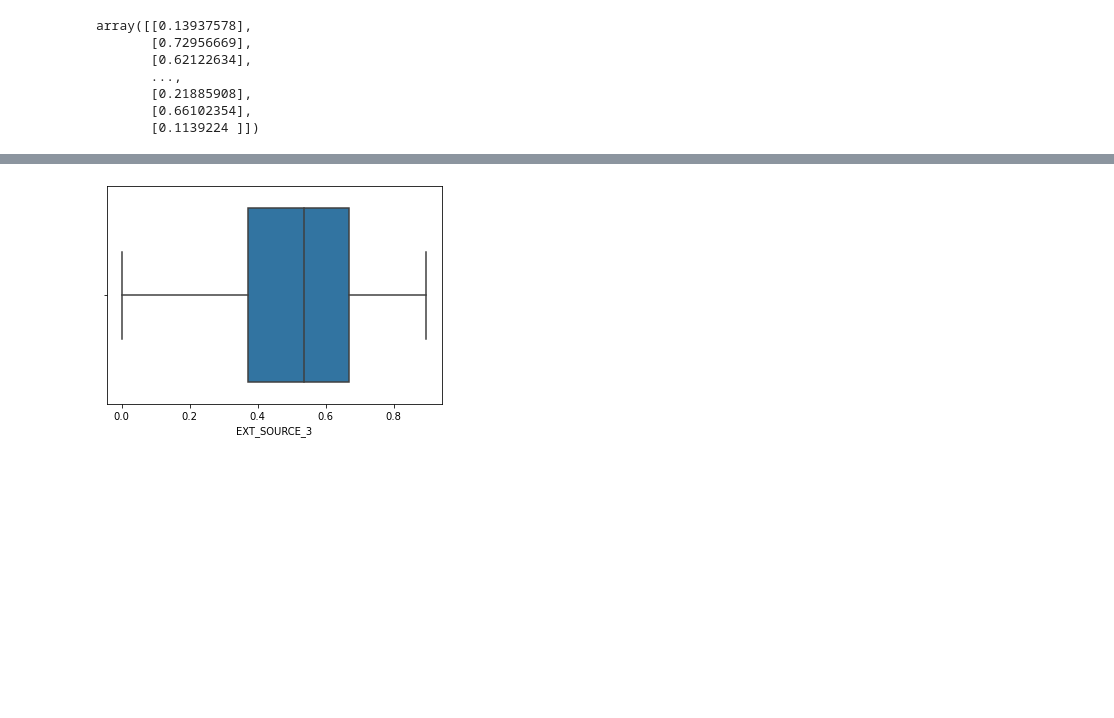
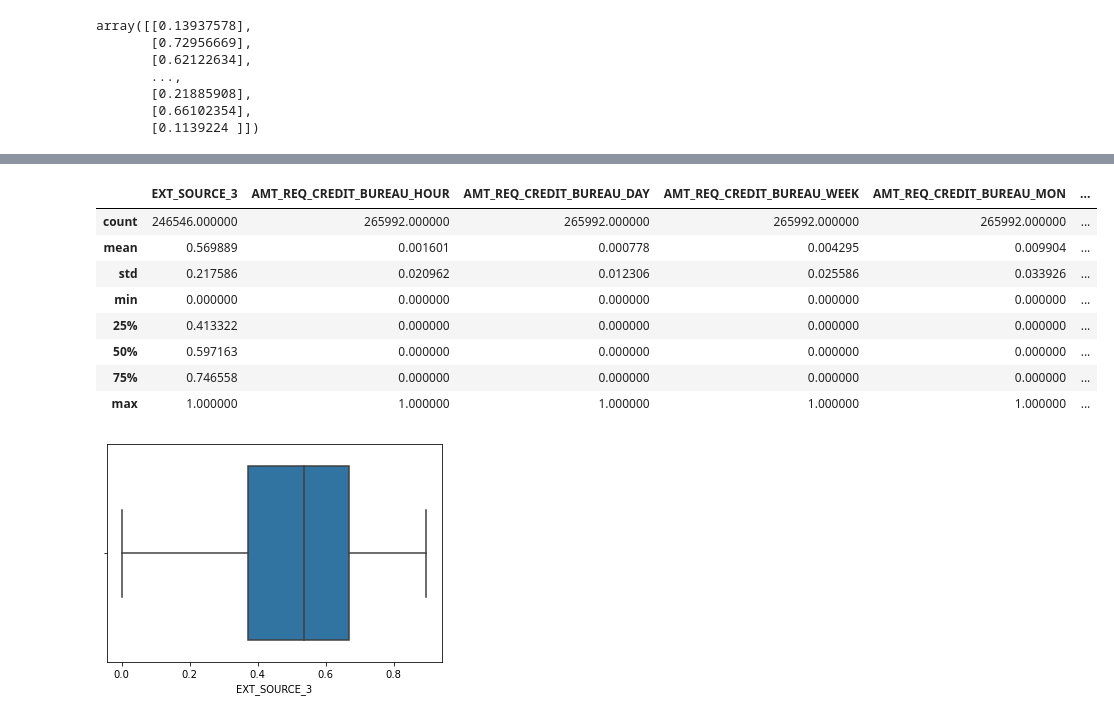
Before and after one commit to kardaoui/Projet-7_v2, a Jupyter notebook: NOTEBOOK/cleaning_0.ipynb, the cells around one changed output, grey strips where cells are left out. Saved outputs shown, nothing was run; the diff lists cells and outputs as text; code cells hidden in the pictures; blank space fills up the shorter version.

```diff
--- a/NOTEBOOK/cleaning_0.ipynb
+++ b/NOTEBOOK/cleaning_0.ipynb
@@ -283,5 +334,6 @@ array([[0.13937578],
 # %%
 std_df = pd.DataFrame(StandardScaler().fit_transform(X_data[num_col]), columns=num_col)
+norm_df = X_data[num_col].apply(norm_to_zero_one)
 # %%
 std_df.describe()
 # %% [output]
@@ -298,3 +349,15 @@ std_df.describe()
+# %%
+norm_df.describe()
+# %% [output]
+|  | EXT_SOURCE_3 | AMT_REQ_CREDIT_BUREAU_HOUR | AMT_REQ_CREDIT_BUREAU_DAY | AMT_REQ_CREDIT_BUREAU_WEEK | AMT_REQ_CREDIT_BUREAU_MON | ... |
+| count | 246546.000000 | 265992.000000 | 265992.000000 | 265992.000000 | 265992.000000 | ... |
+| mean | 0.569889 | 0.001601 | 0.000778 | 0.004295 | 0.009904 | ... |
+| std | 0.217586 | 0.020962 | 0.012306 | 0.025586 | 0.033926 | ... |
+| min | 0.000000 | 0.000000 | 0.000000 | 0.000000 | 0.000000 | ... |
+| 25% | 0.413322 | 0.000000 | 0.000000 | 0.000000 | 0.000000 | ... |
+| 50% | 0.597163 | 0.000000 | 0.000000 | 0.000000 | 0.000000 | ... |
+| 75% | 0.746558 | 0.000000 | 0.000000 | 0.000000 | 0.000000 | ... |
+| max | 1.000000 | 1.000000 | 1.000000 | 1.000000 | 1.000000 | ... |
 # %%
 col_under_var = []
 for col in X_data[X_data[num_col].columns[X_data[num_col].var() < 0.1]]:
```
Also changed, not shown: parts of 19 cells of this notebook.
